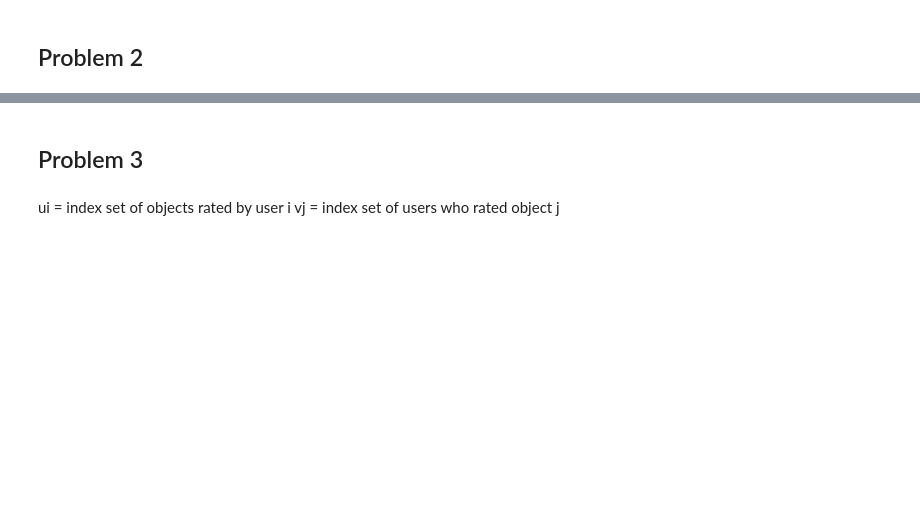
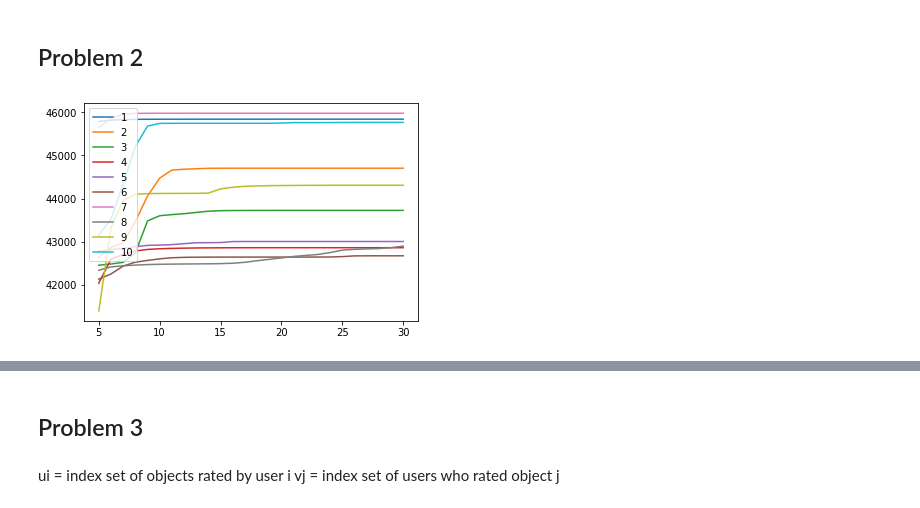
Before and after one commit to yjs1210/machine-learning, a Jupyter notebook: Kmeans-Matrix-Factorization.ipynb, the cells around one changed output, grey strips where cells are left out. Cells and saved outputs as stored; diff of their text form; code cells hidden in the pictures; blank space fills up the shorter version.

```diff
--- a/Kmeans-Matrix-Factorization.ipynb
+++ b/Kmeans-Matrix-Factorization.ipynb
@@ -81,0 +98,10 @@ Text(0.5, 1.0, 'K=5 Cluster Assignment')
+# %%
+X_train = pd.read_csv("data/hw3-data/Prob2_Xtrain.csv", header=None)
+X_test = pd.read_csv("data/hw3-data/Prob2_Xtest.csv", header=None)
+y_train = pd.read_csv("data/hw3-data/Prob2_ytrain.csv", header=None)
+y_test = pd.read_csv("data/hw3-data/Prob2_ytest.csv", header=None)
+# %%
+X_train0 = X_train[y_train[0]==0]
+y_train0 = y_train[y_train[0]==0]
+X_train1 = X_train[y_train[0]==1]
+y_train1 = y_train[y_train[0]==1]
@@ -81,0 +146,22 @@ Text(0.5, 1.0, 'K=5 Cluster Assignment')
+# %%
+k = 3
+X = X_train1
+y = y_train1
+out1 = []
+mu = np.mean(X)
+sigma= np.cov(X, rowvar =False)
+
+for i in range(10):
+    mu = np.mean(X)
+    sigma = np.cov(X, rowvar =False)
+    mus = mvn.rvs(mu, sigma, size=k)
+    sigmas = []
+    for j in range(k):
+        sigmas.append(sigma.copy())
+    pis = np.repeat(1/k, k)
+    res = em_gmm(X, pis, mus, sigmas)
+    out1.append(res)
+    plt.plot(range(5,31), res[3][5:], label=str(i+1))
+_ = plt.legend()
+# %% [output]
+[figure, added]
```
Also changed, not shown: parts of 48 cells of this notebook, 1 other file.
